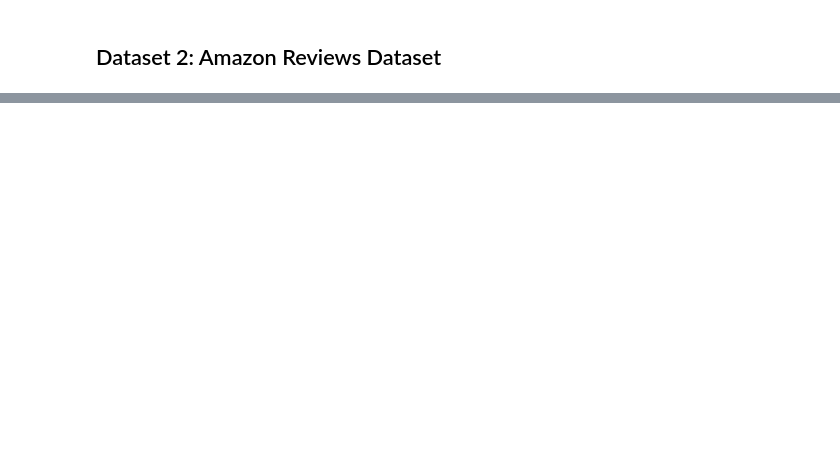
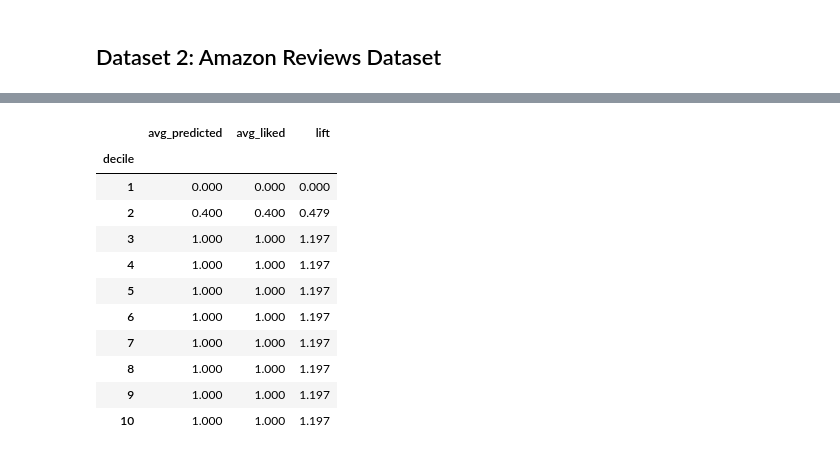
Before and after one commit to eghatzis0527/DX799---HW-Assignments, a Jupyter notebook: HW6.ipynb, the cells around one changed output, grey strips where cells are left out. Saved outputs shown, nothing was run; the diff lists cells and outputs as text; code cells hidden in the pictures; blank space fills up the shorter version.

```diff
--- a/HW6.ipynb
+++ b/HW6.ipynb
@@ -159,20 +202,35 @@ print(f'Best Hyperparameters for Random Forest: {search_forest.best_params_}')
 # %%
-best_tree = DecisionTreeClassifier()
+best_tree = DecisionTreeClassifier(min_samples_split = 5, min_samples_leaf = 2, max_depth = 10, criterion = 'gini')
 
 best_tree.fit(X_train, y_train)
 
-y_preds = best_tree.predict_proba()[:, 1]
+y_preds = best_tree.predict_proba(X_test)[:, 1]
 
 values = pd.DataFrame({'Predicted' : y_preds, 'Actual' : y_test})
-values['decile'] = pd.qcut(values['Predicted'], q = 10, labels = False) + 1
+values['decile'] = pd.qcut(values['Predicted'].rank(method = 'first'), q = 10, labels = False) + 1
 
 lift_table = values.groupby('decile').agg(avg_predicted = ('Predicted', 'mean'), avg_liked = ('Actual', 'mean'))
 
 overall_liked = y_test.mean()
 
 lift_table['lift'] = lift_table['avg_liked']/overall_liked
 
 lift_table['avg_predicted'] = lift_table['avg_predicted'].map(lambda x: f'{x:.3f}')
 lift_table['avg_liked'] = lift_table['avg_liked'].map(lambda x: f'{x:.3f}')
 lift_table['lift'] = lift_table['lift'].map(lambda x: f'{x:.3f}')
+
+lift_table
+# %% [output]
+|  | avg_predicted | avg_liked | lift |
+| decile |  |  |  |
+| 1 | 0.000 | 0.000 | 0.000 |
+| 2 | 0.400 | 0.400 | 0.479 |
+| 3 | 1.000 | 1.000 | 1.197 |
+| 4 | 1.000 | 1.000 | 1.197 |
+| 5 | 1.000 | 1.000 | 1.197 |
+| 6 | 1.000 | 1.000 | 1.197 |
+| 7 | 1.000 | 1.000 | 1.197 |
+| 8 | 1.000 | 1.000 | 1.197 |
+| 9 | 1.000 | 1.000 | 1.197 |
+| 10 | 1.000 | 1.000 | 1.197 |
 # %%
```
Also changed, not shown: parts of 11 cells of this notebook.
